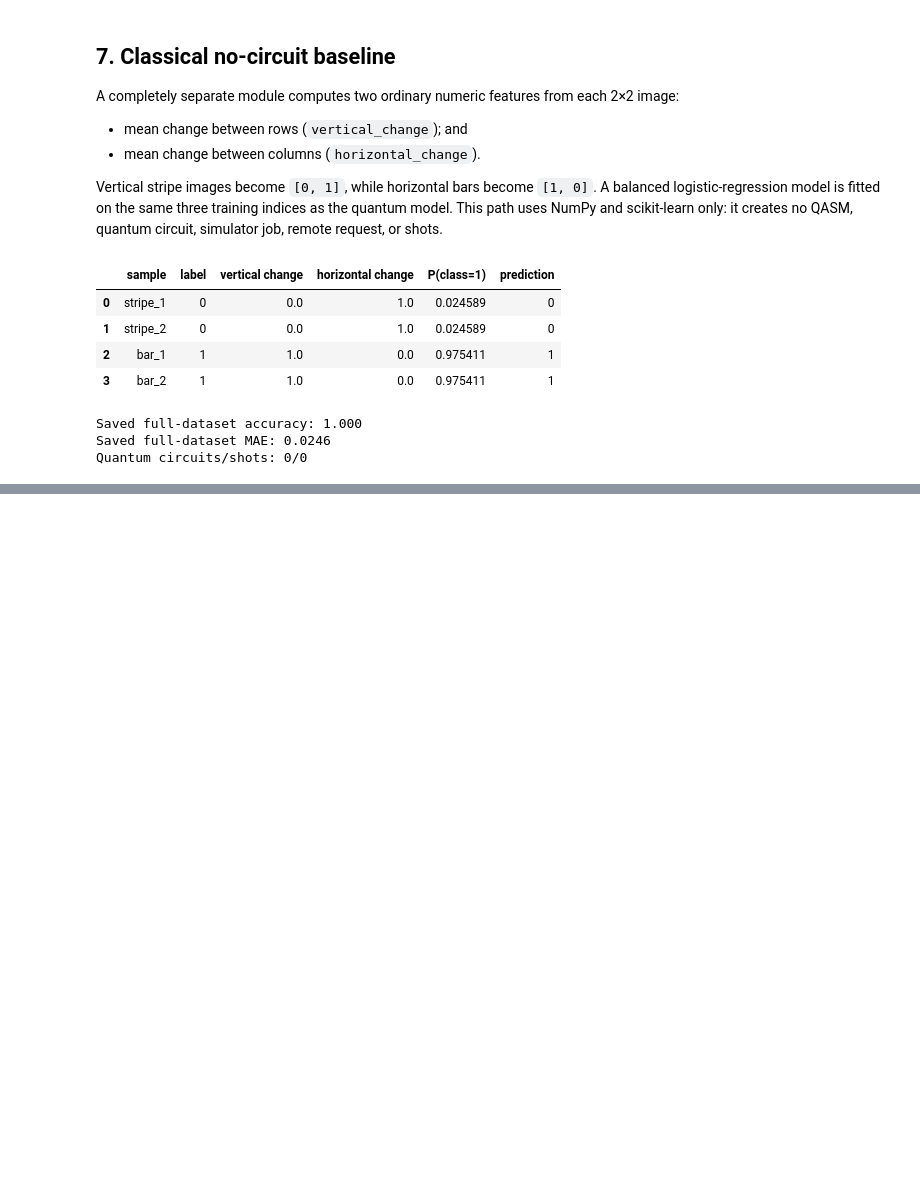
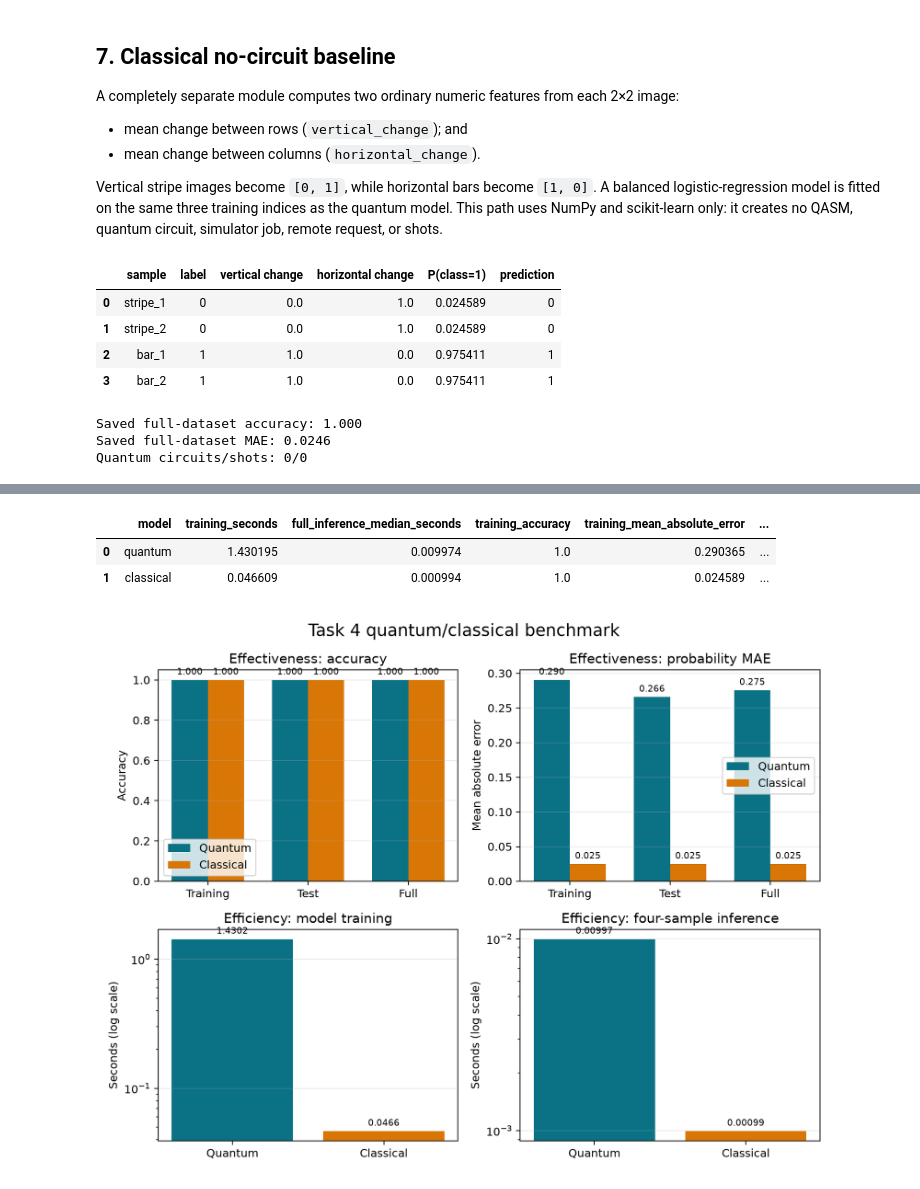
Before and after one commit to miku-wwl/802-Quantum-Computing, a Jupyter notebook: submission/Task_4_Quantum_ML/Task_4_Quantum_ML.ipynb, the cells around one changed output, grey strips where cells are left out. Drawn from its saved outputs; the diff is of its cells as text; code cells hidden in the pictures; blank space fills up the shorter version.

Commit message:
A2-25 Benchmark quantum and classical models

```diff
--- a/submission/Task_4_Quantum_ML/Task_4_Quantum_ML.ipynb
+++ b/submission/Task_4_Quantum_ML/Task_4_Quantum_ML.ipynb
@@ -422,0 +425,26 @@ are complete.
+# %%
+benchmark = json.loads(
+    (ROOT / "submission" / "Task_4_Quantum_ML" /
+     "task4_quantum_classical_benchmark.json").read_text()
+)
+benchmark_table = pd.read_csv(
+    ROOT / "submission" / "Task_4_Quantum_ML" /
+    "task4_quantum_classical_benchmark.csv"
+)
+display(benchmark_table)
+
+from IPython.display import Image, display
+
+display(
+    Image(
+        filename=str(
+            ROOT / "submission" / "Task_4_Quantum_ML" /
+            "task4_quantum_classical_comparison.png"
+        )
+    )
+)
+# %% [output]
+|  | model | training_seconds | full_inference_median_seconds | training_accuracy | training_mean_absolute_error | ... |
+| 0 | quantum | 1.430195 | 0.009974 | 1.0 | 0.290365 | ... |
+| 1 | classical | 0.046609 | 0.000994 | 1.0 | 0.024589 | ... |
+[figure, added]
```
Also changed, not shown: parts of 3 cells of this notebook, 8 other files.
